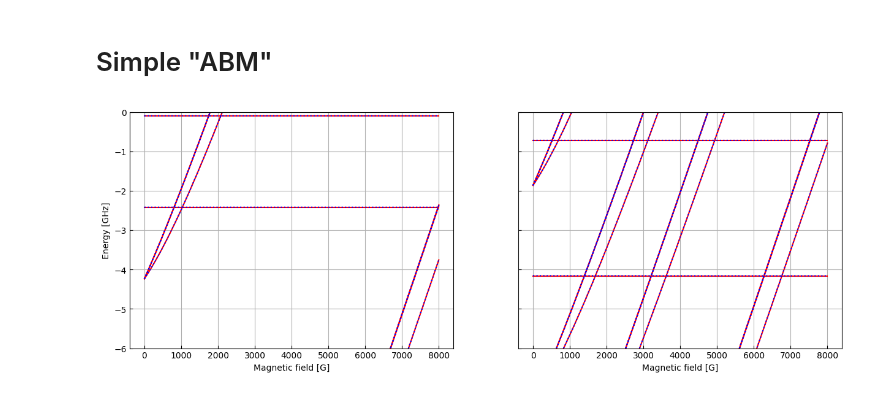
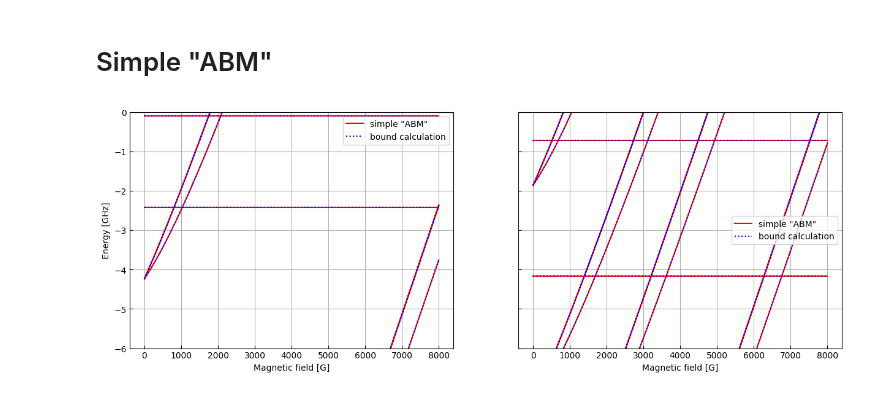
Before and after one commit to Wleter/rb_alf_feshbach, a Jupyter notebook: analysis/analysis.ipynb, the cells around one changed output. Drawn from its saved outputs; the diff is of its cells as text; code cells hidden in the pictures.

Commit message:
add legend to plot

```diff
--- a/analysis/analysis.ipynb
+++ b/analysis/analysis.ipynb
@@ -309,22 +309,23 @@ axes[1].set_xlabel("r max");
 # %%
 n_maxes = [0, 10]
 fig, axes = utility.plot_many(1, 2, shape = (15, 5), sharey = True)
 
 for n_max, ax in zip(n_maxes, axes):
     bounds_single = BoundsDependence.parse_json(f"{DATA_PATH}/alf_rb_bound_states_n_max_{n_max}_structureless.json")
     bounds = bounds_single.data[:, -1]
     levels = utility.load(f"{DATA_PATH}/alf_rb_levels_n_max_0_far.dat")
     levels[:, 1:] -= levels[:, 1:2]
 
     for b in bounds:
         ax.plot(levels[:, 0], levels[:, 1:] + b, color = "red")
 
     bounds_single = BoundsDependence.parse_json(f"{DATA_PATH}/alf_rb_bound_states_n_max_{n_max}.json")
     for state in bounds_single.states():
         ax.plot(state[:, 0], state[:, 1], color = "blue", linestyle = ":")
 
     ax.set_xlabel("Magnetic field [G]")
     ax.set_ylim(-6, 0)
+    ax.legend([ax.lines[0], ax.lines[-1]], ['simple "ABM"', "bound calculation"])
 axes[0].set_ylabel(f"Energy [GHz]");
 # %% [output]
-[figure, old version]
+[figure, new version]
```
